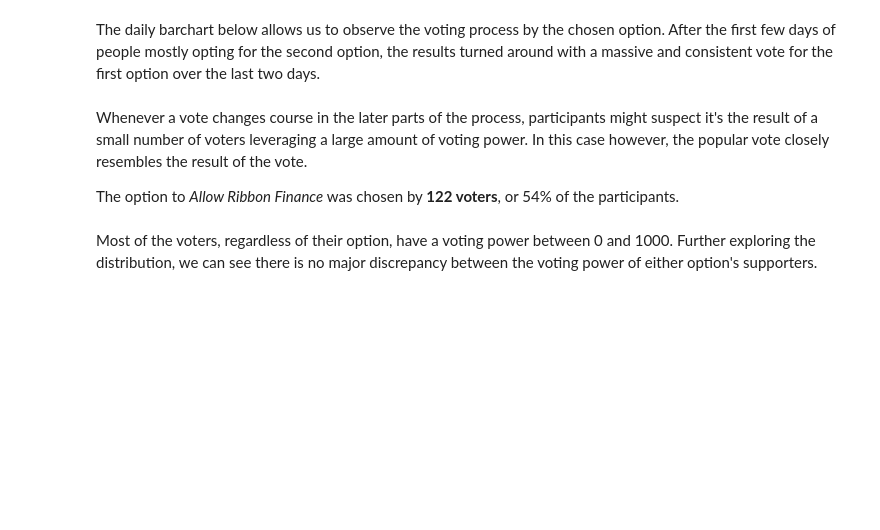
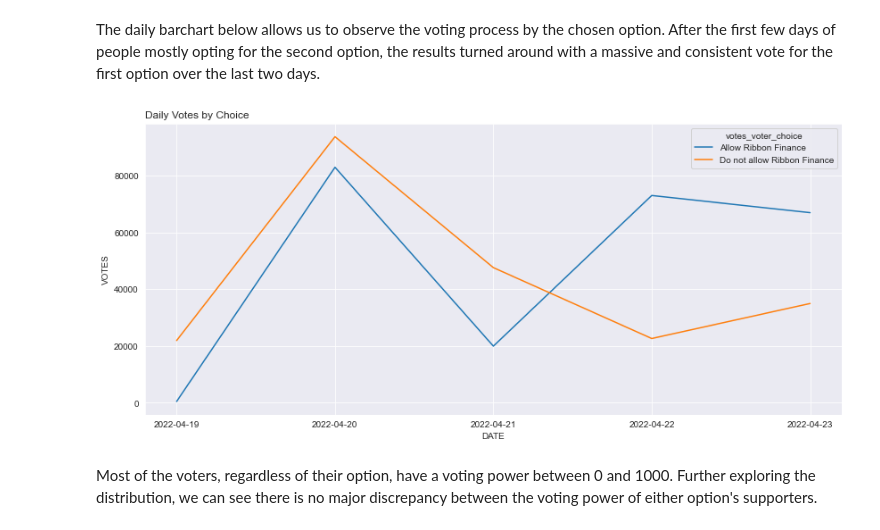
Before and after one commit to MeiLiing/flipside_bounties, a Jupyter notebook: olympus_bounties/ohmies_voting.ipynb, the cells around one changed output. Saved outputs shown, nothing was run; the diff lists cells and outputs as text; code cells hidden in the pictures; blank space fills up the shorter version.

```diff
--- a/olympus_bounties/ohmies_voting.ipynb
+++ b/olympus_bounties/ohmies_voting.ipynb
@@ -157,19 +167,14 @@ fig.show()
 # %% [markdown]
 The daily barchart below allows us to observe the voting process by the chosen option. After the first few days of people mostly opting for the second option, the results turned around with a massive and consistent vote for the first option over the last two days.
 # %%
-votes_date = proposal_votes.groupby(['votes_date_vote', 'votes_voter_choice']).votes_vp.sum().reset_index()
-# votes_date
-fig = px.bar(votes_date,
-    x='votes_date_vote',
-    y='votes_vp',
-    color='votes_voter_choice',
-    title = 'Daily Votes by Choice',
-    labels = dict(votes_date_vote = 'DATE',
-        votes_vp = 'Votes')
-    )
-fig.update_layout(legend_title_text='CHOICE')
-fig.show()
+plt.figure(figsize=(14,6))
+votes_timeline = proposal_votes.groupby(['votes_date_vote','votes_voter_choice'])\
+    .votes_vp.sum().reset_index()
+# votes_timeline
+sns.lineplot(data= votes_timeline, x='votes_date_vote', y='votes_vp', hue='votes_voter_choice')
+plt.xlabel('DATE')
+plt.ylabel('VOTES')
+plt.title('Daily Votes by Choice', loc='left')
+plt.show()
+# %% [output]
+[figure, added]
-# %% [markdown]
-Whenever a vote changes course in the later parts of the process, participants might suspect it's the result of a small number of voters leveraging a large amount of voting power. In this case however, the popular vote closely resembles the result of the vote.
-
-The option to *Allow Ribbon Finance* was chosen by **122 voters**, or 54% of the participants.
```
Also changed, not shown: parts of 9 cells of this notebook, 2 other files.
